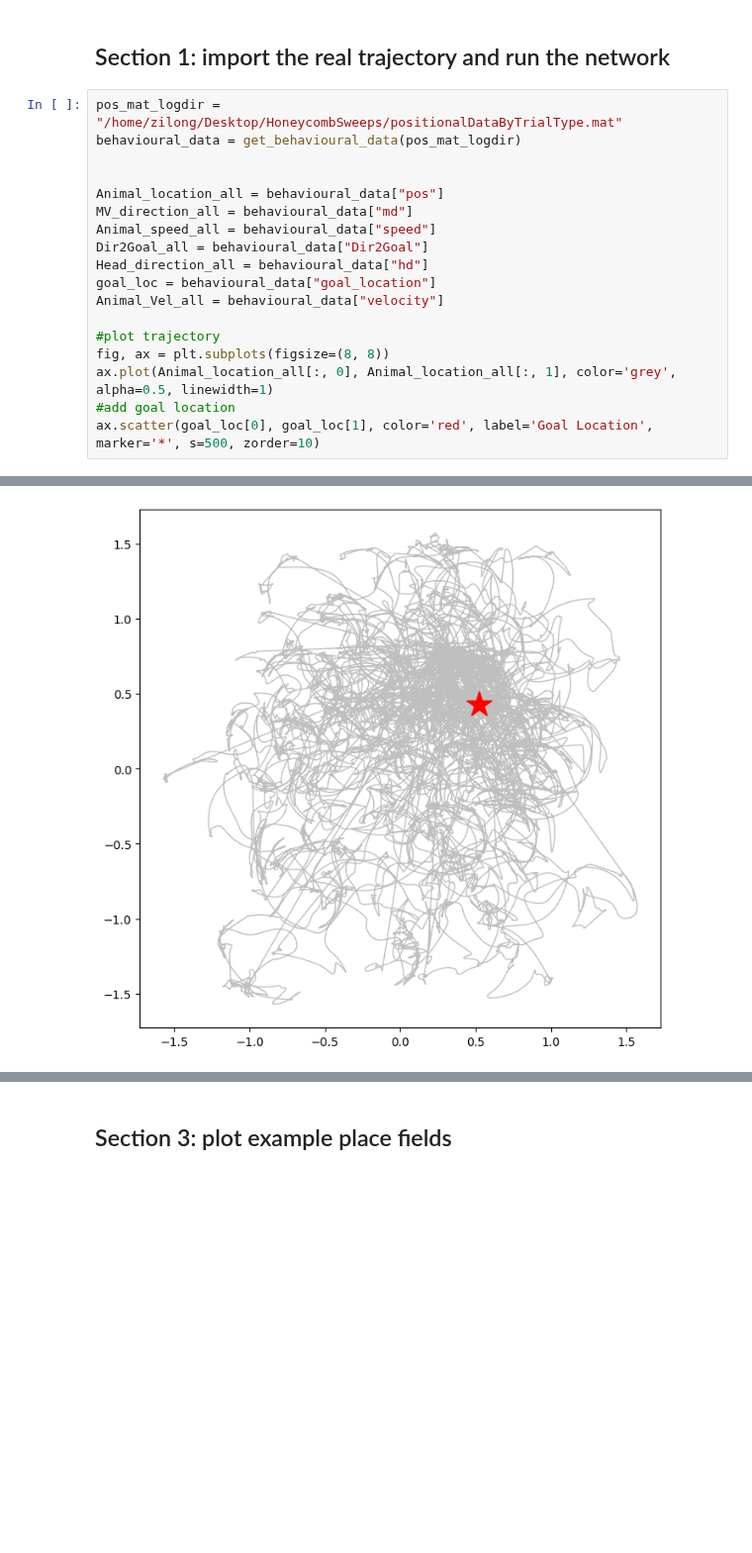
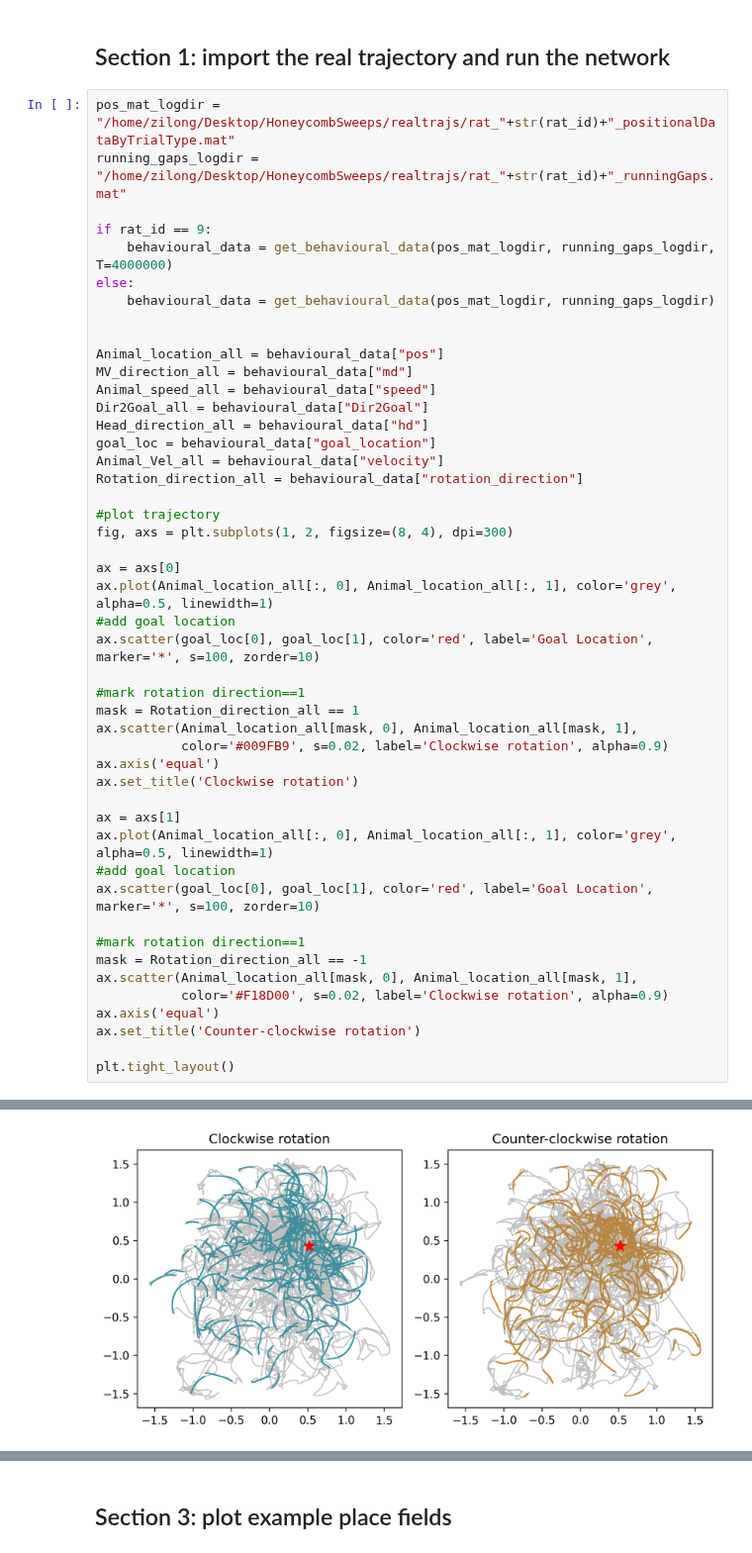
Before and after one commit to ZilongJi/HoneycombSweeps, a Jupyter notebook: HDPCCAN_Sweep_Spinning_sweeps_realtrajectory.ipynb, the cells around one changed output, grey strips where cells are left out. Shown at 99% size. Cells and saved outputs as stored; diff of their text form; blank space fills up the shorter version.

```diff
--- a/HDPCCAN_Sweep_Spinning_sweeps_realtrajectory.ipynb
+++ b/HDPCCAN_Sweep_Spinning_sweeps_realtrajectory.ipynb
@@ -306,8 +733,13 @@ def get_relativeDir2Goal(Animal_location, Head_direction, goal_loc):
 # %% [markdown]
 ## Section 1: import the real trajectory and run the network
 # %%
-pos_mat_logdir = "/home/zilong/Desktop/HoneycombSweeps/positionalDataByTrialType.mat"
-behavioural_data = get_behavioural_data(pos_mat_logdir)
+pos_mat_logdir = "/home/zilong/Desktop/HoneycombSweeps/realtrajs/rat_"+str(rat_id)+"_positionalDataByTrialType.mat"
+running_gaps_logdir = "/home/zilong/Desktop/HoneycombSweeps/realtrajs/rat_"+str(rat_id)+"_runningGaps.mat"
+
+if rat_id == 9:
+    behavioural_data = get_behavioural_data(pos_mat_logdir, running_gaps_logdir, T=4000000)
+else:
+    behavioural_data = get_behavioural_data(pos_mat_logdir, running_gaps_logdir)
 
 
 Animal_location_all = behavioural_data["pos"]
@@ -317,10 +749,34 @@ Dir2Goal_all = behavioural_data["Dir2Goal"]
 Head_direction_all = behavioural_data["hd"]
 goal_loc = behavioural_data["goal_location"]
 Animal_Vel_all = behavioural_data["velocity"]
+Rotation_direction_all = behavioural_data["rotation_direction"]
 
 #plot trajectory
-fig, ax = plt.subplots(figsize=(8, 8))
+fig, axs = plt.subplots(1, 2, figsize=(8, 4), dpi=300)
+
+ax = axs[0]
 ax.plot(Animal_location_all[:, 0], Animal_location_all[:, 1], color='grey', alpha=0.5, linewidth=1)
 #add goal location
-ax.scatter(goal_loc[0], goal_loc[1], color='red', label='Goal Location', marker='*', s=500, zorder=10)
+ax.scatter(goal_loc[0], goal_loc[1], color='red', label='Goal Location', marker='*', s=100, zorder=10)
+
+#mark rotation direction==1
+mask = Rotation_direction_all == 1
+ax.scatter(Animal_location_all[mask, 0], Animal_location_all[mask, 1],
+           color='#009FB9', s=0.02, label='Clockwise rotation', alpha=0.9)
+ax.axis('equal')
+ax.set_title('Clockwise rotation')
+
+ax = axs[1]
+ax.plot(Animal_location_all[:, 0], Animal_location_all[:, 1], color='grey', alpha=0.5, linewidth=1)
+#add goal location
+ax.scatter(goal_loc[0], goal_loc[1], color='red', label='Goal Location', marker='*', s=100, zorder=10)
+
+#mark rotation direction==1
+mask = Rotation_direction_all == -1
+ax.scatter(Animal_location_all[mask, 0], Animal_location_all[mask, 1],
+           color='#F18D00', s=0.02, label='Clockwise rotation', alpha=0.9)
+ax.axis('equal')
+ax.set_title('Counter-clockwise rotation')
+
+plt.tight_layout()
 # %% [output]
@@ -328 +784 @@ ax.scatter(goal_loc[0], goal_loc[1], color='red', label='Goal Location', marker=
-[figure, old version]
+[figure, new version]
```
Also changed, not shown: parts of 21 cells of this notebook, 14 other files.
